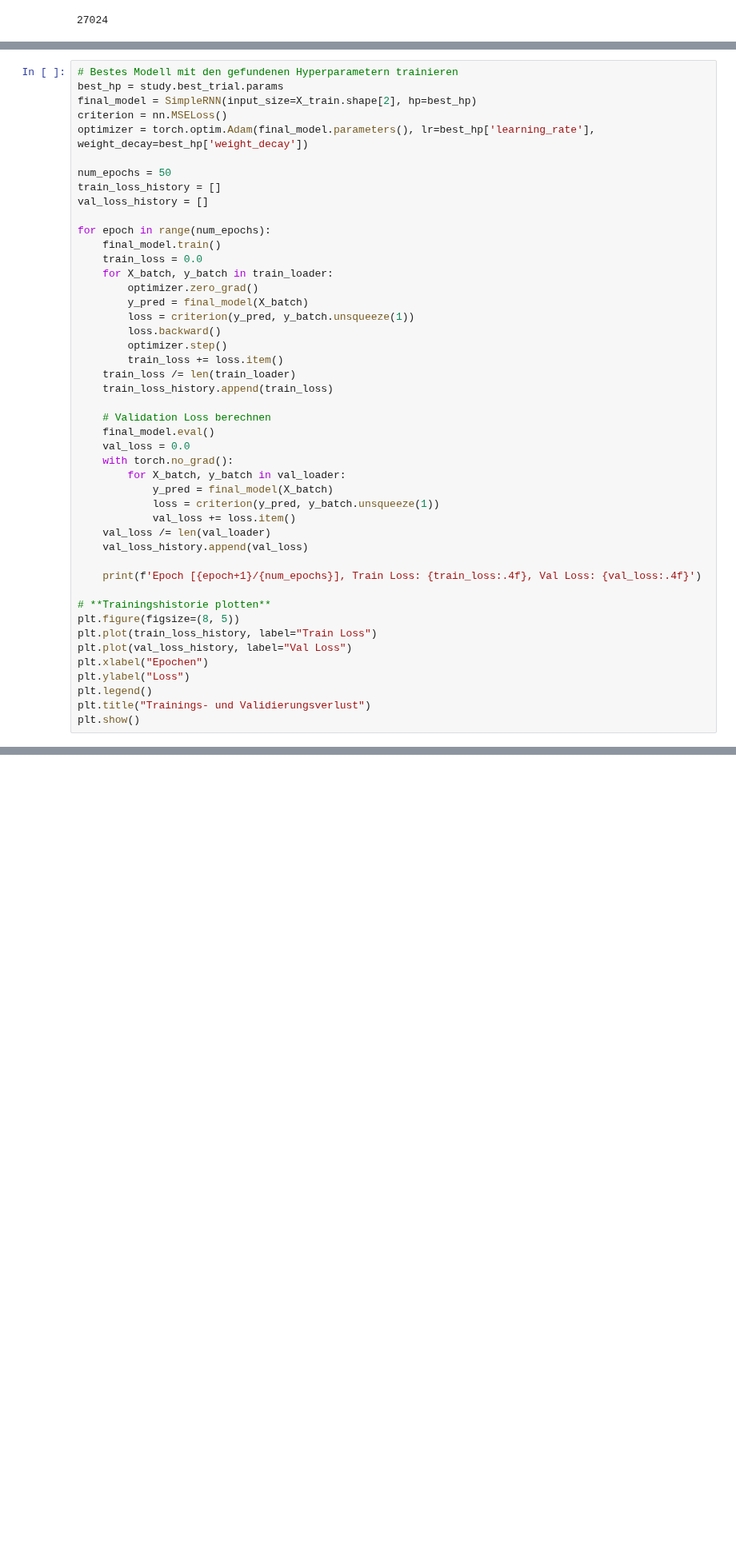
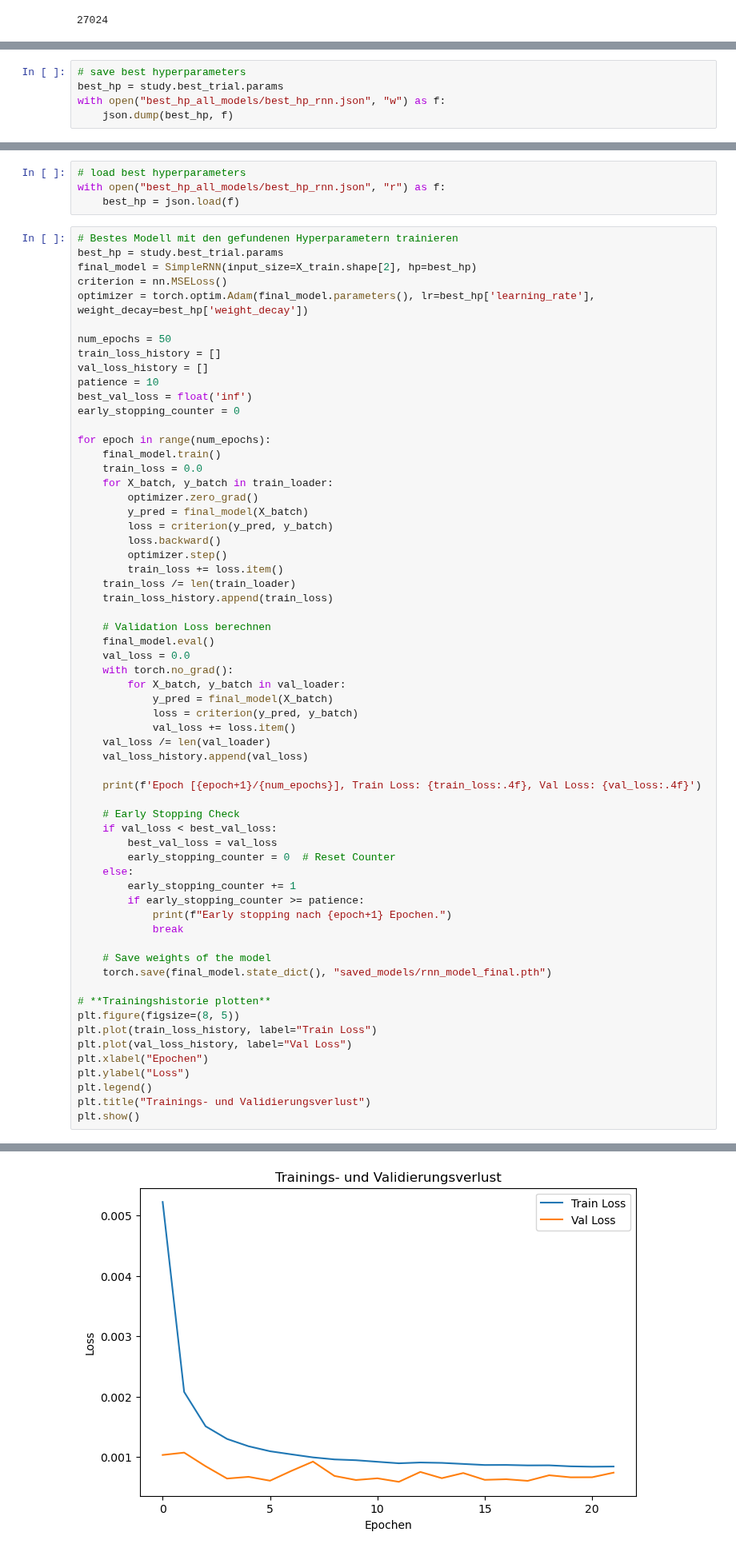
Before and after one commit to maxwebcloud/ep_forecasting, a Jupyter notebook: rnn_model_pytorch.ipynb, the cells around one changed output, grey strips where cells are left out. Shown at 80% size. Drawn from its saved outputs; the diff is of its cells as text; blank space fills up the shorter version.

```diff
--- a/rnn_model_pytorch.ipynb
+++ b/rnn_model_pytorch.ipynb
@@ -228,0 +170,5 @@ Epoch [1/15], Train Loss: 0.0387, Val Loss: 0.0118
+# %%
+# save best hyperparameters
+best_hp = study.best_trial.params
+with open("best_hp_all_models/best_hp_rnn.json", "w") as f:
+    json.dump(best_hp, f)
@@ -229,3 +177,7 @@ Epoch [1/15], Train Loss: 0.0387, Val Loss: 0.0118
+# %%
+# load best hyperparameters
+with open("best_hp_all_models/best_hp_rnn.json", "r") as f:
+    best_hp = json.load(f)
 # %%
 # Bestes Modell mit den gefundenen Hyperparametern trainieren
 best_hp = study.best_trial.params
@@ -236,6 +188,9 @@ optimizer = torch.optim.Adam(final_model.parameters(), lr=best_hp['learning_rate
 num_epochs = 50
 train_loss_history = []
 val_loss_history = []
+patience = 10
+best_val_loss = float('inf')
+early_stopping_counter = 0
 
 for epoch in range(num_epochs):
     final_model.train()
@@ -243,7 +198,7 @@ for epoch in range(num_epochs):
     for X_batch, y_batch in train_loader:
         optimizer.zero_grad()
         y_pred = final_model(X_batch)
-        loss = criterion(y_pred, y_batch.unsqueeze(1))
+        loss = criterion(y_pred, y_batch)
         loss.backward()
         optimizer.step()
         train_loss += loss.item()
@@ -256,12 +211,25 @@ for epoch in range(num_epochs):
     with torch.no_grad():
         for X_batch, y_batch in val_loader:
             y_pred = final_model(X_batch)
-            loss = criterion(y_pred, y_batch.unsqueeze(1))
+            loss = criterion(y_pred, y_batch)
             val_loss += loss.item()
     val_loss /= len(val_loader)
     val_loss_history.append(val_loss)
 
     print(f'Epoch [{epoch+1}/{num_epochs}], Train Loss: {train_loss:.4f}, Val Loss: {val_loss:.4f}')
+
+    # Early Stopping Check
+    if val_loss < best_val_loss:
+        best_val_loss = val_loss
+        early_stopping_counter = 0  # Reset Counter
+    else:
+        early_stopping_counter += 1
+        if early_stopping_counter >= patience:
+            print(f"Early stopping nach {epoch+1} Epochen.")
+            break
+
+    # Save weights of the model
+    torch.save(final_model.state_dict(), "saved_models/rnn_model_final.pth")
 
 # **Trainingshistorie plotten**
 plt.figure(figsize=(8, 5))
@@ -276,0 +261 @@ torch.Size([16, 24, 17])
+[figure, added]
```
Also changed, not shown: parts of 7 cells of this notebook.
